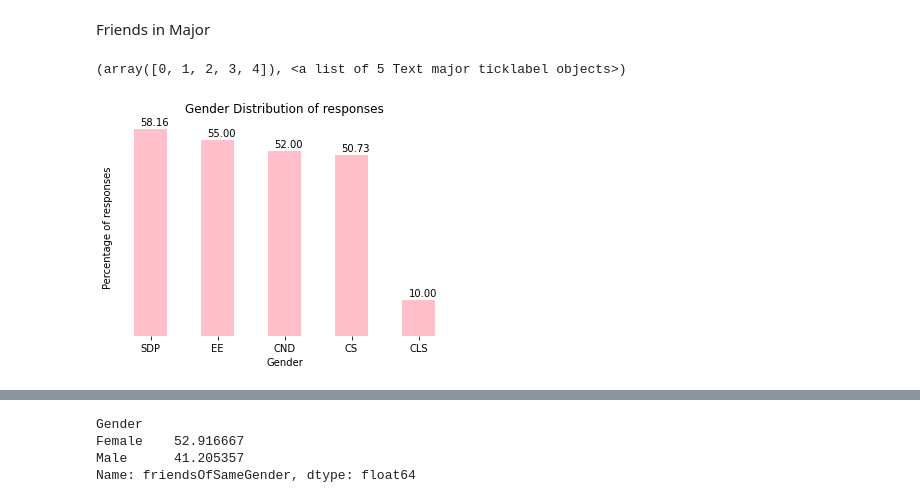
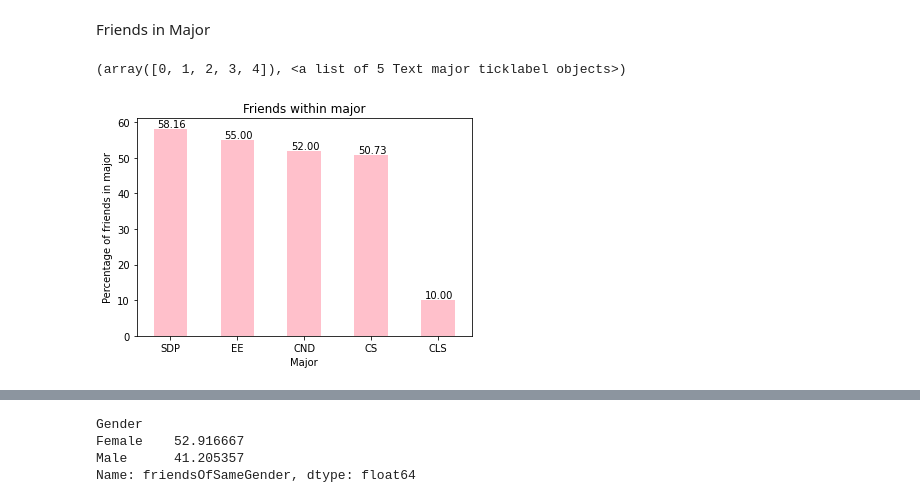
Before and after one commit to AliShujjat/NetworksReportAnalytics, a Jupyter notebook: NetworksReportAnalytics.ipynb, the cells around one changed output, grey strips where cells are left out. Cells and saved outputs as stored; diff of their text form; code cells hidden in the pictures.

Commit message:
Added final graphs

```diff
--- a/NetworksReportAnalytics.ipynb
+++ b/NetworksReportAnalytics.ipynb
@@ -177,21 +176,17 @@ df2 = df.groupby('Major')['friendsInMajor'].mean()
 df2 = df2.sort_values(ascending=False)
 # %%
 ax = df2.plot(kind='bar', color='pink')
-
-for spine in plt.gca().spines.values():
-    spine.set_visible(False)
-plt.yticks([])
 
 for p in ax.patches:
     width, height = p.get_width(), p.get_height()
     x, y = p.get_xy()
-    ax.annotate('{:.2f}'.format(height), (x + 0.10, y + height + 1))
+    ax.annotate('{:.2f}'.format(height), (x + 0.05, y + height + 0.5))
 
-plt.title('Gender Distribution of responses')
-plt.xlabel('Gender')
-plt.ylabel('Percentage of responses')
+plt.title('Friends within major')
+plt.xlabel('Major')
+plt.ylabel('Percentage of friends in major')
 plt.xticks(rotation=0)
 # %% [output]
 (array([0, 1, 2, 3, 4]), <a list of 5 Text major ticklabel objects>)
-[figure, old version]
+[figure, new version]
 # %%
```
Also changed, not shown: parts of 11 cells of this notebook.
